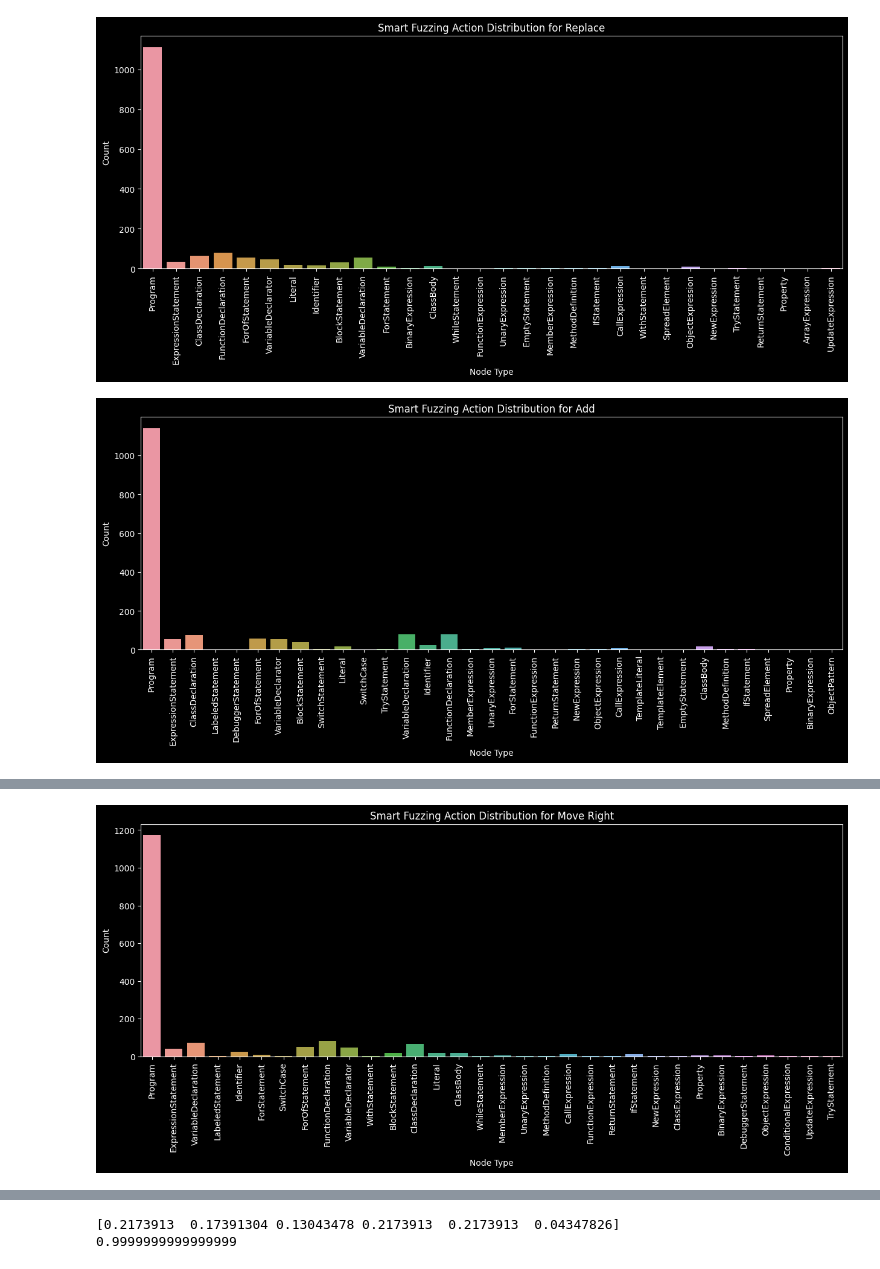
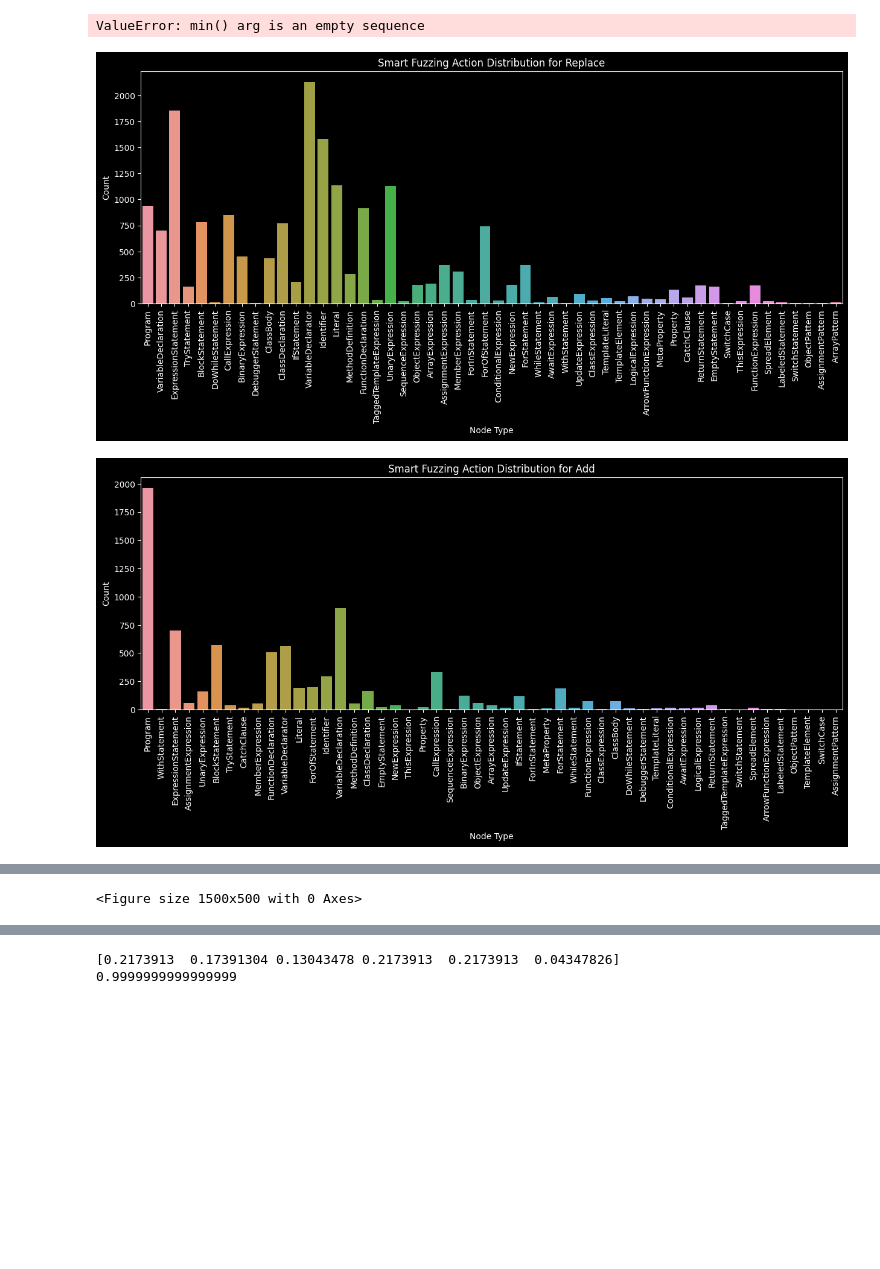
Before and after one commit to PranavMaganti/JEFRL, a Jupyter notebook: src/stats.ipynb, the cells around one changed output, grey strips where cells are left out. Cells and saved outputs as stored; diff of their text form; code cells hidden in the pictures; blank space fills up the shorter version.

```diff
--- a/src/stats.ipynb
+++ b/src/stats.ipynb
@@ -9,15 +9,15 @@ import seaborn as sns
 
 from rl.fuzzing_action import FuzzingAction
 # %%
-step = 22000
+step = 54000
 
-# with open(f"../data/2023-06-10T14:24:.538209/run_data_{step}.pkl", "rb") as f:
+# with open(f"../data/2023-06-10T21:37:.754564/run_data_{step}.pkl", "rb") as f:
 #     smart_run_data = pickle.load(f)
 
 with open(f"../data/2023-06-10T13:22:.417822/run_data_{step}.pkl", "rb") as f:
     smart_run_data = pickle.load(f)
 
-with open(f"../data/2023-06-10T22:02:.034004_baseline/run_data_15000.pkl", "rb") as f:
+with open(f"../data/2023-06-10T17:34:.928999_baseline/run_data_{step}.pkl", "rb") as f:
     baseline_run_data = pickle.load(f)
 
 smart_episode_actions = smart_run_data["episode_actions"]
@@ -141,28 +141,29 @@ baseline_episode_actions = [
 # %%
 for action in FuzzingAction:
     smart_episode_actions_by_type = [
         x[1] for x in smart_episode_actions if x[0] == action
     ]
     baseline_episode_actions_by_type = [
         x[1] for x in baseline_episode_actions if x[0] == action
     ]
 
     smart_action_node_type_counts = Counter(smart_episode_actions_by_type)
     baseline_action_node_type_counts = Counter(baseline_episode_actions_by_type)
 
     smart_action_node_type_counts = pd.DataFrame(
         smart_action_node_type_counts.items(), columns=["node_type", "count"]
     )
     baseline_action_node_type_counts = pd.DataFrame(
         baseline_action_node_type_counts.items(), columns=["node_type", "count"]
     )
 
     # Plot the distribution of actions by node type using seaborn
     plt.figure(figsize=(15, 5))
-    ax = sns.barplot(x="node_type", y="count", data=baseline_action_node_type_counts)
+    ax = sns.barplot(x="node_type", y="count", data=smart_action_node_type_counts)
     ax.set_xticklabels(ax.get_xticklabels(), rotation=90)
     ax.set(xlabel="Node Type", ylabel="Count")
     plt.title(f"Smart Fuzzing Action Distribution for {action}")
 # %% [output]
+ValueError: min() arg is an empty sequence
-[figure, old version]
+[figure, new version]
-[figure, old version]
+[figure, new version]
@@ -174 +174,0 @@ for action in FuzzingAction:
-[figure, removed]
@@ -176,3 +175,4 @@ for action in FuzzingAction:
+<Figure size 1500x500 with 0 Axes>
 # %%
 smart_actions, smart_node_types = zip(*smart_episode_actions)
 baseline_actions, baseline_node_types = zip(*baseline_episode_actions)
```
Also changed, not shown: parts of 6 cells of this notebook, 4 other files.
